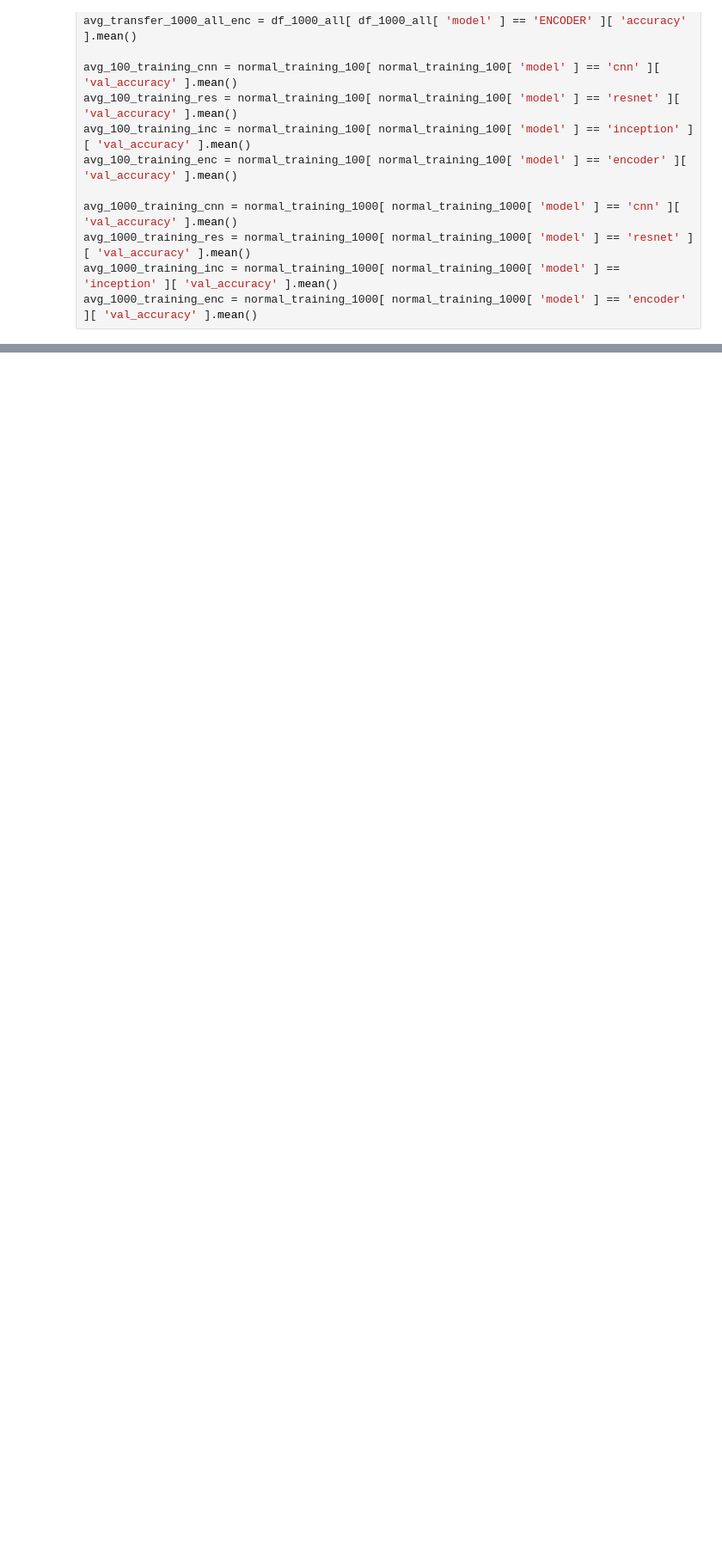
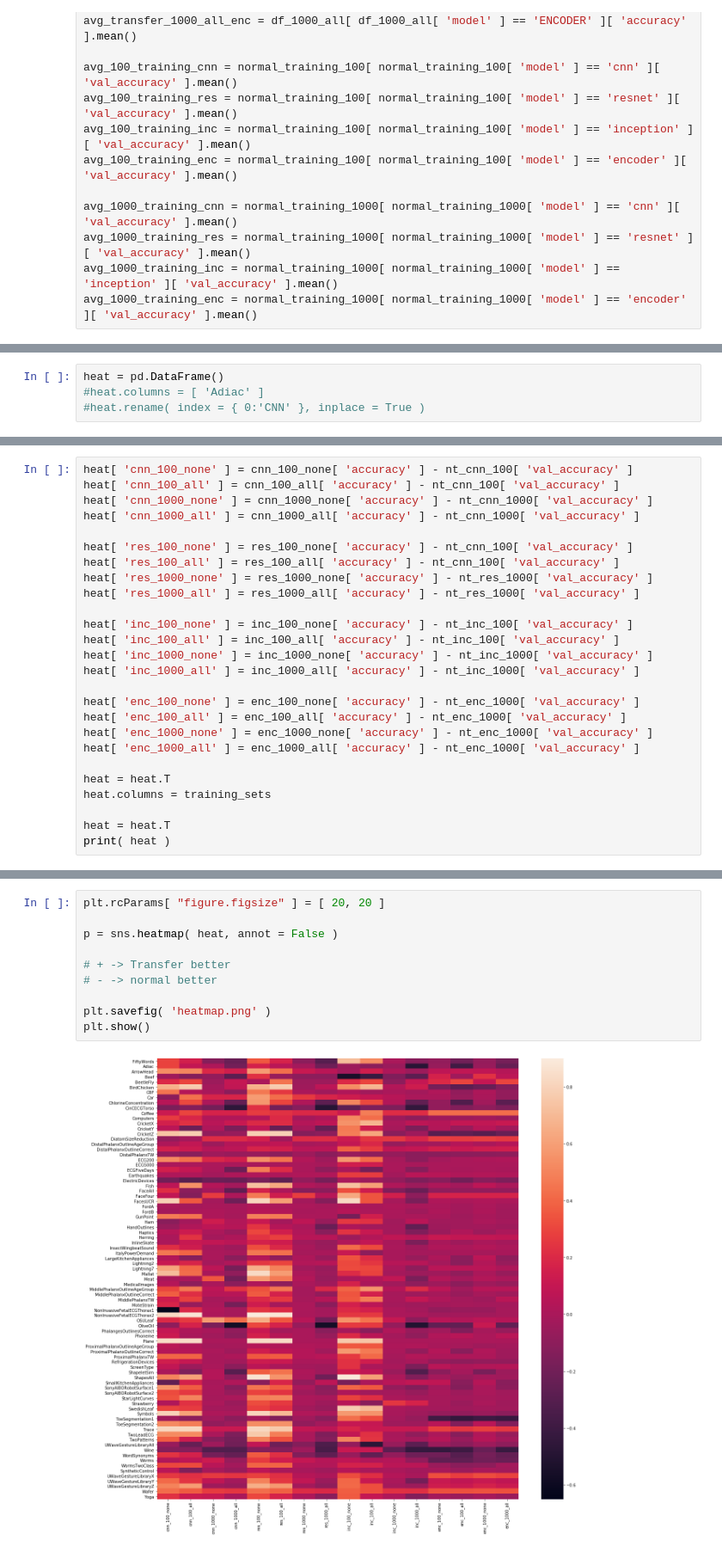
Before and after one commit to pia97/Transfer_Learning, a Jupyter notebook: results/Analyse new.ipynb, the cells around one changed output, grey strips where cells are left out. Shown at 86% size. Drawn from its saved outputs; the diff is of its cells as text; blank space fills up the shorter version.

```diff
--- a/results/Analyse new.ipynb
+++ b/results/Analyse new.ipynb
@@ -217,0 +207,4 @@ s.axes.yaxis.label.set_text( "mean accuracy" )
+# %%
+heat = pd.DataFrame()
+#heat.columns = [ 'Adiac' ]
+#heat.rename( index = { 0:'CNN' }, inplace = True )
@@ -217,0 +230,26 @@ s.axes.yaxis.label.set_text( "mean accuracy" )
+# %%
+heat[ 'cnn_100_none' ] = cnn_100_none[ 'accuracy' ] - nt_cnn_100[ 'val_accuracy' ]
+heat[ 'cnn_100_all' ] = cnn_100_all[ 'accuracy' ] - nt_cnn_100[ 'val_accuracy' ]
+heat[ 'cnn_1000_none' ] = cnn_1000_none[ 'accuracy' ] - nt_cnn_1000[ 'val_accuracy' ]
+heat[ 'cnn_1000_all' ] = cnn_1000_all[ 'accuracy' ] - nt_cnn_1000[ 'val_accuracy' ]
+
+heat[ 'res_100_none' ] = res_100_none[ 'accuracy' ] - nt_cnn_100[ 'val_accuracy' ]
+heat[ 'res_100_all' ] = res_100_all[ 'accuracy' ] - nt_cnn_100[ 'val_accuracy' ]
+heat[ 'res_1000_none' ] = res_1000_none[ 'accuracy' ] - nt_res_1000[ 'val_accuracy' ]
+heat[ 'res_1000_all' ] = res_1000_all[ 'accuracy' ] - nt_res_1000[ 'val_accuracy' ]
+
+heat[ 'inc_100_none' ] = inc_100_none[ 'accuracy' ] - nt_inc_100[ 'val_accuracy' ]
+heat[ 'inc_100_all' ] = inc_100_all[ 'accuracy' ] - nt_inc_100[ 'val_accuracy' ]
+heat[ 'inc_1000_none' ] = inc_1000_none[ 'accuracy' ] - nt_inc_1000[ 'val_accuracy' ]
+heat[ 'inc_1000_all' ] = inc_1000_all[ 'accuracy' ] - nt_inc_1000[ 'val_accuracy' ]
+
+heat[ 'enc_100_none' ] = enc_100_none[ 'accuracy' ] - nt_enc_1000[ 'val_accuracy' ]
+heat[ 'enc_100_all' ] = enc_100_all[ 'accuracy' ] - nt_enc_1000[ 'val_accuracy' ]
+heat[ 'enc_1000_none' ] = enc_1000_none[ 'accuracy' ] - nt_enc_1000[ 'val_accuracy' ]
+heat[ 'enc_1000_all' ] = enc_1000_all[ 'accuracy' ] - nt_enc_1000[ 'val_accuracy' ]
+
+heat = heat.T
+heat.columns = training_sets
+
+heat = heat.T
+print( heat )
@@ -217,0 +274,12 @@ s.axes.yaxis.label.set_text( "mean accuracy" )
+# %%
+plt.rcParams[ "figure.figsize" ] = [ 20, 20 ]
+
+p = sns.heatmap( heat, annot = False )
+
+# + -> Transfer better
+# - -> normal better
+
+plt.savefig( 'heatmap.png' )
+plt.show()
+# %% [output]
+[figure, added]
```
Also changed, not shown: parts of 16 cells of this notebook, 10 other files.
